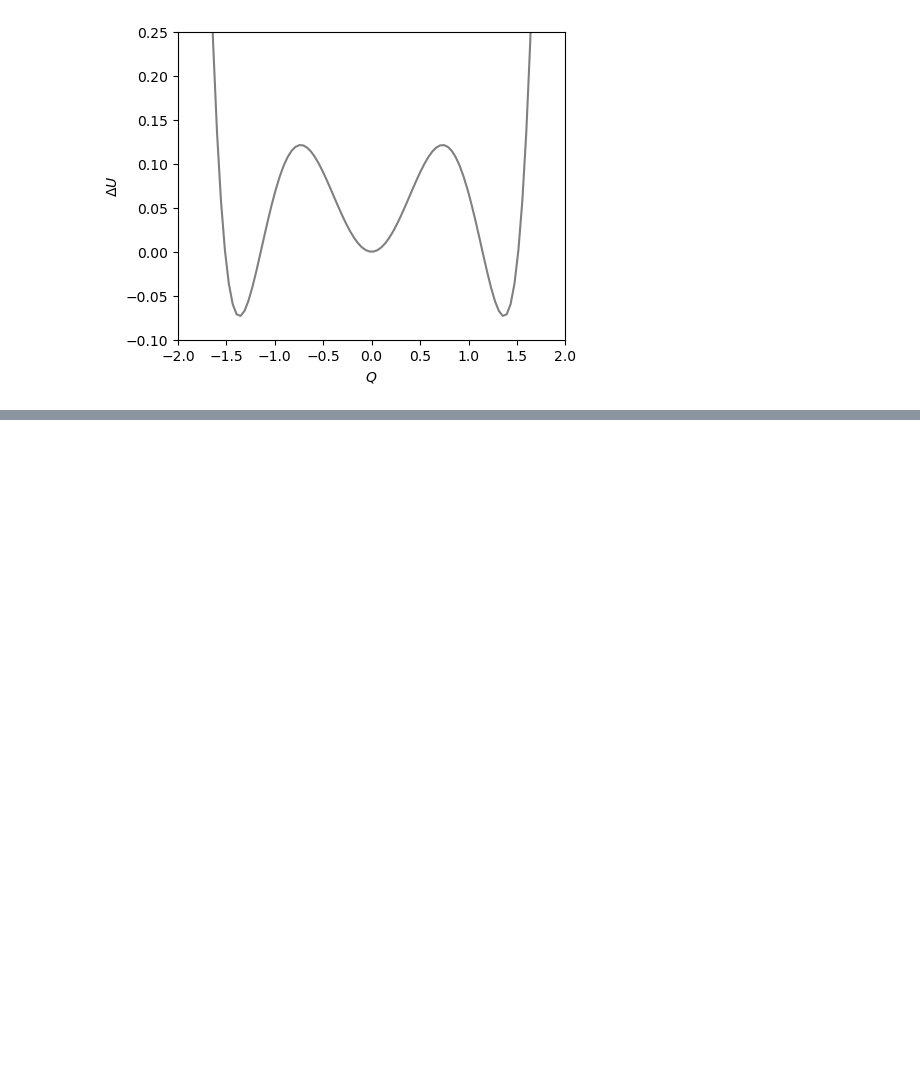
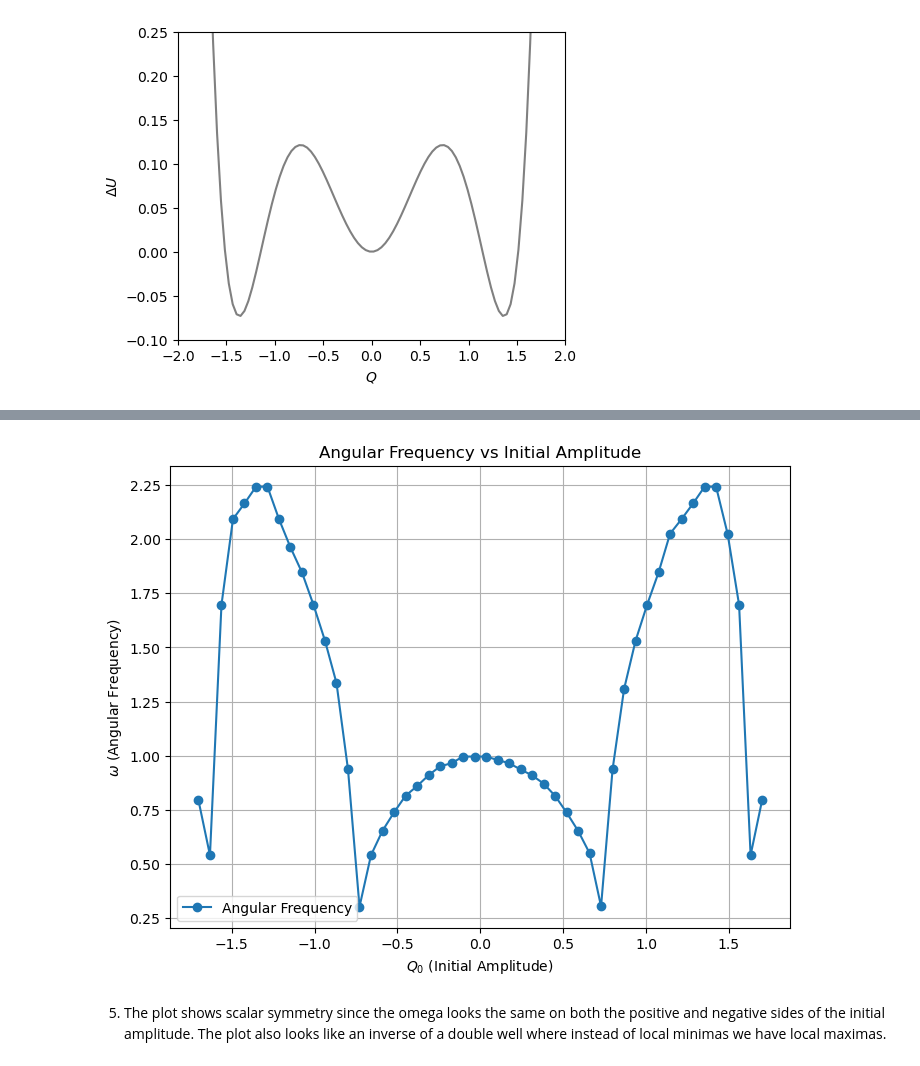
Before and after one commit to Phys3510-Fall2024/final-exam-wenmaster45, a Jupyter notebook: final-exam-question-2.ipynb, the cells around one changed output, grey strips where cells are left out. Drawn from its saved outputs; the diff is of its cells as text; code cells hidden in the pictures; blank space fills up the shorter version.

```diff
--- a/final-exam-question-2.ipynb
+++ b/final-exam-question-2.ipynb
@@ -63,0 +124,72 @@ plt.show()
+# %%
+import numpy as np
+from scipy.integrate import solve_ivp
+from scipy.interpolate import interp1d
+import matplotlib.pyplot as plt
+
+# Constants
+K = 1
+D = 2.4
+Phi = 1
+M = 1
+
+def potential_energy(Q):
+    return 0.5 * K * Q**2 - 0.25 * D * Q**4 + (1/6) * Phi * Q**6
+
+def potential_derivative(Q):
+    return K * Q - D * Q**3 + Phi * Q**5
+
+def potential_second_derivative(Q):
+    return K - 3 * D * Q**2 + 5 * Phi * Q**4
+
+def equation_of_motion(t, y):
+    Q, P = y  # Position and momentum
+    dQ_dt = P / M
+    dP_dt = -potential_derivative(Q)
+    return [dQ_dt, dP_dt]
+
+def find_period(Q0, t_max=100, num_points=1000):
+    t_span = (0, t_max)
+    t_eval = np.linspace(*t_span, num_points)
+    sol = solve_ivp(
+        equation_of_motion,
+        t_span,
+        [Q0, 0],  # Initial conditions: Q0, P0 = 0
+        t_eval=t_eval,
+        method='RK45'
+    )
+    Q = sol.y[0]
+    t = sol.t
+
+
+    peaks = np.where((Q[1:-1] > Q[:-2]) & (Q[1:-1] > Q[2:]))[0] + 1
+    if len(peaks) > 1:
+        T = t[peaks[1]] - t[peaks[0]]  # Time between first two peaks
+        return T
+    return None  # No oscillation
+
+
+Q0_vals = np.linspace(-1.7, 1.7, 50)
+omega_vals = []
+
+for Q0 in Q0_vals:
+    if Q0 == 0:  # Stationary solution
+        omega = np.sqrt(potential_second_derivative(0) / M)
+    else:
+        T = find_period(Q0)
+        omega = 2 * np.pi / T if T else None
+    omega_vals.append(omega)
+
+
+plt.figure(figsize=(8, 6))
+plt.plot(Q0_vals, omega_vals, marker='o', label='Angular Frequency')
+plt.xlabel('$Q_0$ (Initial Amplitude)')
+plt.ylabel('$\omega$ (Angular Frequency)')
+plt.title('Angular Frequency vs Initial Amplitude')
+plt.grid()
+plt.legend()
+plt.show()
+# %% [output]
+[figure, added]
+# %% [markdown]
+5. The plot shows scalar symmetry since the omega looks the same on both the positive and negative sides of the initial amplitude. The plot also looks like an inverse of a double well where instead of local minimas we have local maximas.
```
Also changed, not shown: parts of 2 cells of this notebook.
